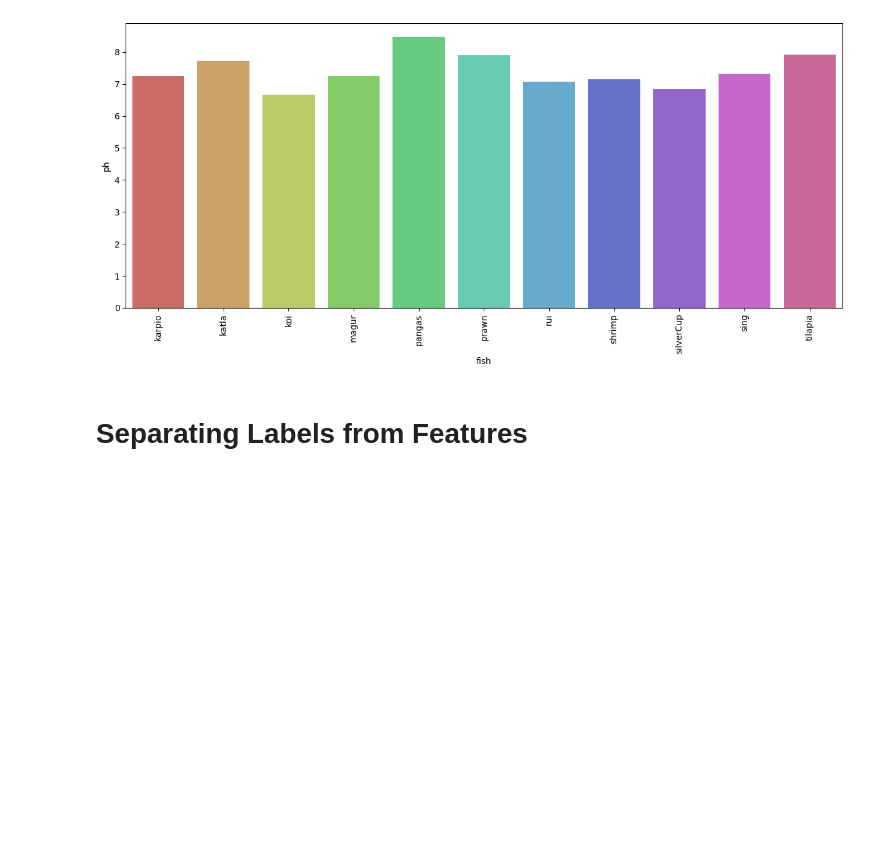
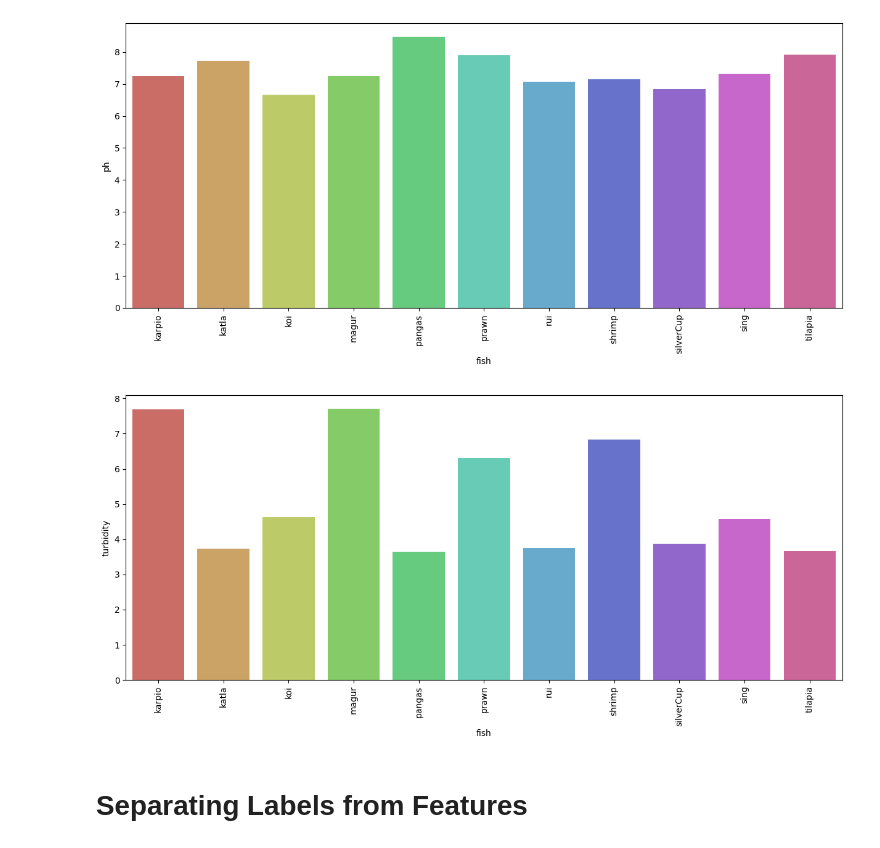
Before and after one commit to Winfry/AQUAFISHERIES, a Jupyter notebook: aqua.ipynb, the cells around one changed output. Cells and saved outputs as stored; diff of their text form; code cells hidden in the pictures; blank space fills up the shorter version.

```diff
--- a/aqua.ipynb
+++ b/aqua.ipynb
@@ -133,3 +133,10 @@ from plotly.subplots import make_subplots
 # %%
 fig1 = px.bar(fish_summary_new, x='fish', y='temperature')
 fig1.show()
+# %%
+plt.figure(figsize=(15,6))
+sns.barplot(y = 'turbidity', x = 'fish', data=fish_summary_new, palette = 'hls')
+plt.xticks(rotation = 90)
+plt.show()
+# %% [output]
+[figure, added]
```
Also changed, not shown: parts of 4 cells of this notebook.
